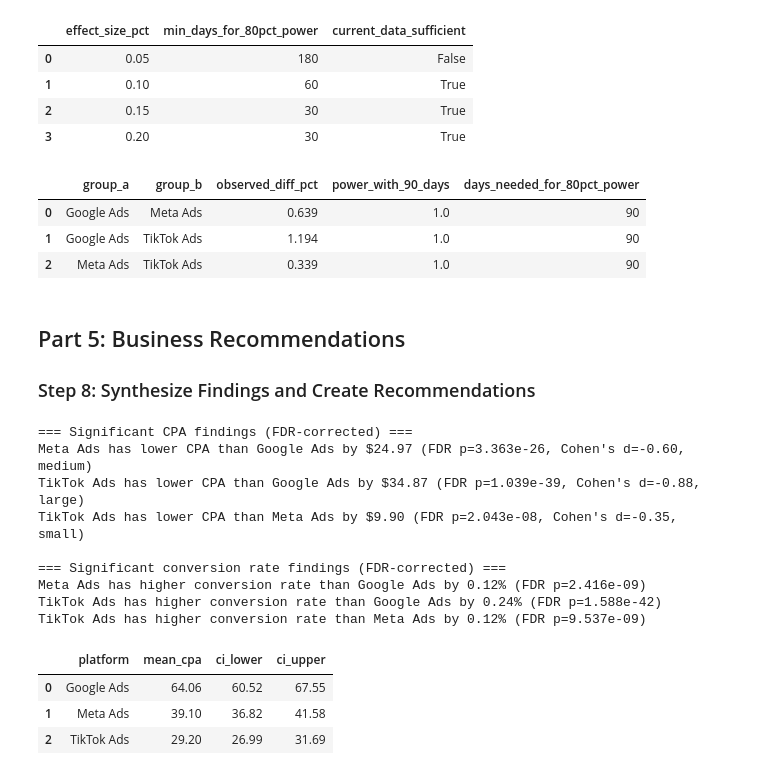
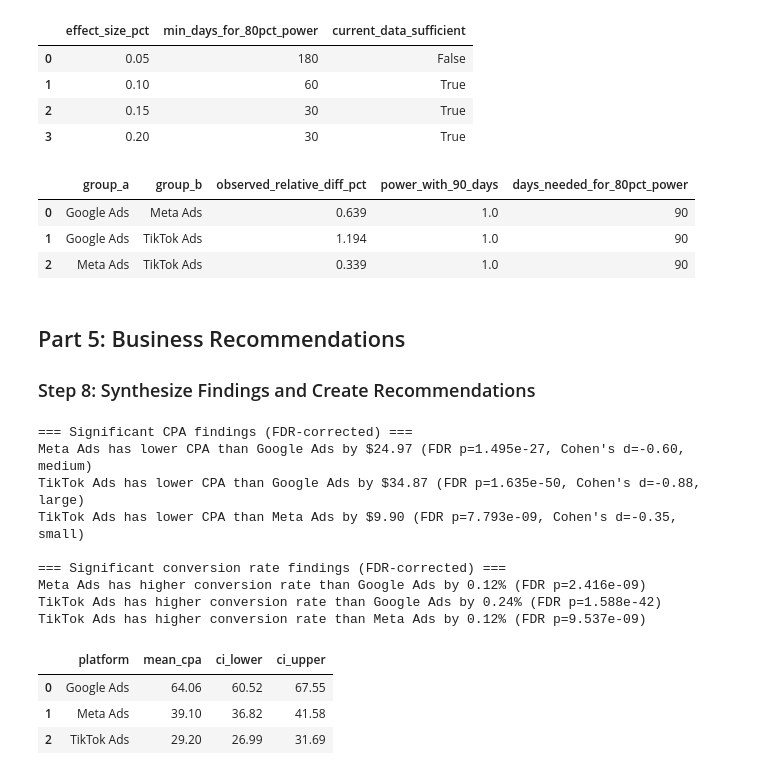
Before and after one commit to jp92672/johna-lab-week7-day5-statistical-analysis, a Jupyter notebook: statistical_analysis.ipynb, the cells around one changed output. Drawn from its saved outputs; the diff is of its cells as text; code cells hidden in the pictures.

```diff
--- a/statistical_analysis.ipynb
+++ b/statistical_analysis.ipynb
@@ -49,7 +49,9 @@ def compare_groups_ttest(data, metric, group_col="platform"):
         values_a = clean[clean[group_col] == group_a][metric]
         values_b = clean[clean[group_col] == group_b][metric]
 
-        t_stat, p_value = ttest_ind(values_a, values_b)
+        # Welch's t-test: does not assume the two groups have equal variance,
+        # a safer default for real-world marketing metrics like CPA and ROAS
+        t_stat, p_value = ttest_ind(values_a, values_b, equal_var=False)
         mean_a, mean_b = values_a.mean(), values_b.mean()
         diff = mean_b - mean_a
         pct_diff = (diff / mean_a) * 100 if mean_a != 0 else np.nan
@@ -332,7 +334,7 @@ def empirical_power_cpa(true_diff_pct, base_cpa, n_days, n_sim=1000, alpha=0.05)
     for _ in range(n_sim):
         cpa_a = np.maximum(RNG.normal(base_cpa, std, n_days), floor)
         cpa_b = np.maximum(RNG.normal(base_cpa * (1 + true_diff_pct), std, n_days), floor)
-        _, p_value = ttest_ind(cpa_a, cpa_b)
+        _, p_value = ttest_ind(cpa_a, cpa_b, equal_var=False)
         if p_value < alpha:
             rejections += 1
 
@@ -409,32 +411,40 @@ min_days_df
 # %%
 fdr_significant_cpa = ttest_results[ttest_results["significant_fdr"] & (ttest_results["metric"] == "CPA")]
 
 adequacy_rows = []
 for _, row in fdr_significant_cpa.iterrows():
     smaller_mean = min(row["mean_a"], row["mean_b"])
-    observed_pct = abs(row["difference"]) / smaller_mean
-    power_now = empirical_power_cpa(observed_pct, smaller_mean, current_data_days, n_sim=500)
+    observed_relative_diff = abs(row["difference"]) / smaller_mean
+    power_now = empirical_power_cpa(observed_relative_diff, smaller_mean, current_data_days, n_sim=500)
 
     days_needed = current_data_days if power_now >= 0.8 else None
     if power_now < 0.8:
+        # coarse pass in 15-day steps, then narrow to the nearest day once we bracket 80% power
+        coarse_days = None
         for n_days in range(current_data_days, 366, 15):
-            p = empirical_power_cpa(observed_pct, smaller_mean, n_days, n_sim=500)
+            p = empirical_power_cpa(observed_relative_diff, smaller_mean, n_days, n_sim=500)
             if p >= 0.8:
-                days_needed = n_days
+                coarse_days = n_days
                 break
+        if coarse_days is not None:
+            for n_days in range(coarse_days - 14, coarse_days + 1):
+                p = empirical_power_cpa(observed_relative_diff, smaller_mean, n_days, n_sim=500)
+                if p >= 0.8:
+                    days_needed = n_days
+                    break
 
     adequacy_rows.append({
         "group_a": row["group_a"],
         "group_b": row["group_b"],
-        "observed_diff_pct": observed_pct,
+        "observed_relative_diff_pct": observed_relative_diff,
         "power_with_90_days": power_now,
         "days_needed_for_80pct_power": days_needed,
     })
 
 adequacy_df = pd.DataFrame(adequacy_rows)
 adequacy_df.round(3)
 # %% [output]
-|  | group_a | group_b | observed_diff_pct | power_with_90_days | days_needed_for_80pct_power |
+|  | group_a | group_b | observed_relative_diff_pct | power_with_90_days | days_needed_for_80pct_power |
 | 0 | Google Ads | Meta Ads | 0.639 | 1.0 | 90 |
 | 1 | Google Ads | TikTok Ads | 1.194 | 1.0 | 90 |
 | 2 | Meta Ads | TikTok Ads | 0.339 | 1.0 | 90 |
@@ -458,9 +468,9 @@ for _, row in fisher_results[fisher_results["significant_fdr"]].iterrows():
           f"(FDR p={row['p_value_fdr']:.4g})")
 # %% [output]
 === Significant CPA findings (FDR-corrected) ===
-Meta Ads has lower CPA than Google Ads by $24.97 (FDR p=3.363e-26, Cohen's d=-0.60, medium)
-TikTok Ads has lower CPA than Google Ads by $34.87 (FDR p=1.039e-39, Cohen's d=-0.88, large)
-TikTok Ads has lower CPA than Meta Ads by $9.90 (FDR p=2.043e-08, Cohen's d=-0.35, small)
+Meta Ads has lower CPA than Google Ads by $24.97 (FDR p=1.495e-27, Cohen's d=-0.60, medium)
+TikTok Ads has lower CPA than Google Ads by $34.87 (FDR p=1.635e-50, Cohen's d=-0.88, large)
+TikTok Ads has lower CPA than Meta Ads by $9.90 (FDR p=7.793e-09, Cohen's d=-0.35, small)
 
 === Significant conversion rate findings (FDR-corrected) ===
 Meta Ads has higher conversion rate than Google Ads by 0.12% (FDR p=2.416e-09)
```
Also changed, not shown: parts of 1 cell of this notebook.
